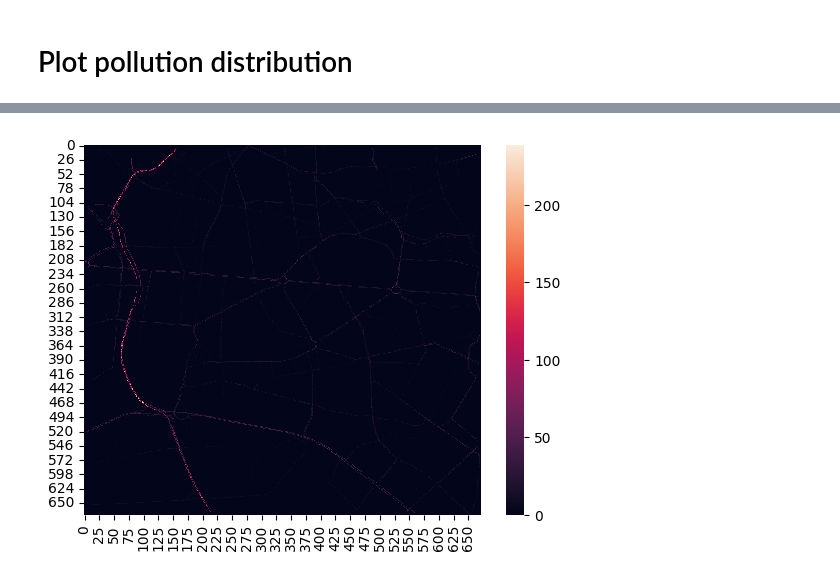
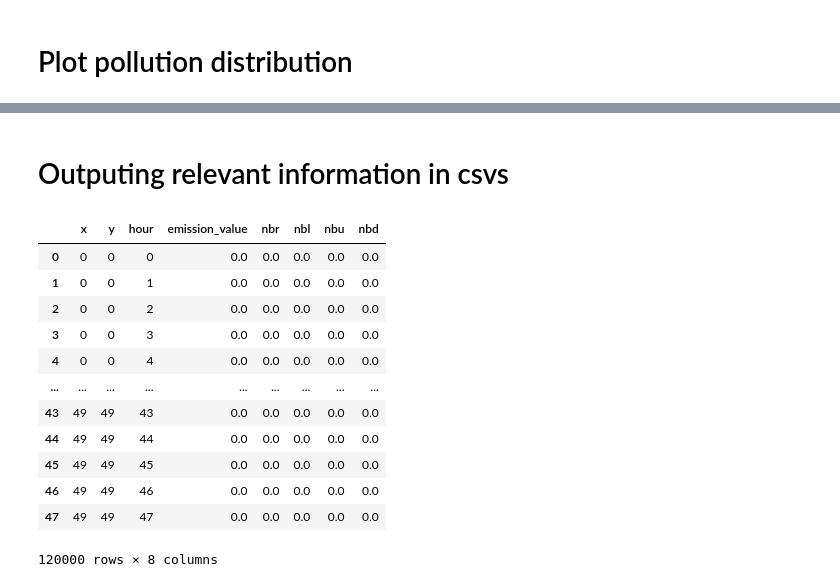
Before and after one commit to zlukich/no_palm, a Jupyter notebook: netcdf_reader.ipynb, the cells around one changed output, grey strips where cells are left out. Cells and saved outputs as stored; diff of their text form; code cells hidden in the pictures.

```diff
--- a/netcdf_reader.ipynb
+++ b/netcdf_reader.ipynb
@@ -103,5 +389,0 @@ plt.show()
-# %%
-ax = sns.heatmap(ds["emission_values"][30,0,:,:,2].data)
-plt.show()
-# %% [output]
-[figure, removed]
@@ -107,0 +392,19 @@ plt.show()
+# %% [markdown]
+# Outputing relevant information in csvs
+# %%
+completed_1species = complete_df_with_neighbours(result_1species)
+completed_1species
+# %% [output]
+|  | x | y | hour | emission_value | nbr | nbl | nbu | nbd |
+| 0 | 0 | 0 | 0 | 0.0 | 0.0 | 0.0 | 0.0 | 0.0 |
+| 1 | 0 | 0 | 1 | 0.0 | 0.0 | 0.0 | 0.0 | 0.0 |
+| 2 | 0 | 0 | 2 | 0.0 | 0.0 | 0.0 | 0.0 | 0.0 |
+| 3 | 0 | 0 | 3 | 0.0 | 0.0 | 0.0 | 0.0 | 0.0 |
+| 4 | 0 | 0 | 4 | 0.0 | 0.0 | 0.0 | 0.0 | 0.0 |
+| ... | ... | ... | ... | ... | ... | ... | ... | ... |
+| 43 | 49 | 49 | 43 | 0.0 | 0.0 | 0.0 | 0.0 | 0.0 |
+| 44 | 49 | 49 | 44 | 0.0 | 0.0 | 0.0 | 0.0 | 0.0 |
+| 45 | 49 | 49 | 45 | 0.0 | 0.0 | 0.0 | 0.0 | 0.0 |
+| 46 | 49 | 49 | 46 | 0.0 | 0.0 | 0.0 | 0.0 | 0.0 |
+| 47 | 49 | 49 | 47 | 0.0 | 0.0 | 0.0 | 0.0 | 0.0 |
+120000 rows × 8 columns
```
Also changed, not shown: parts of 36 cells of this notebook, 1 other file.
